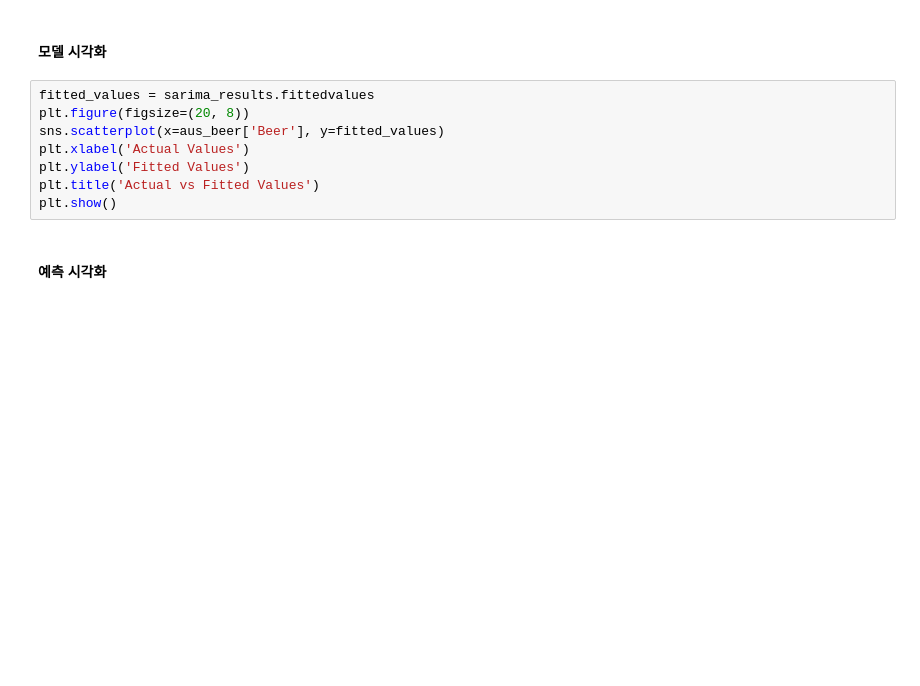
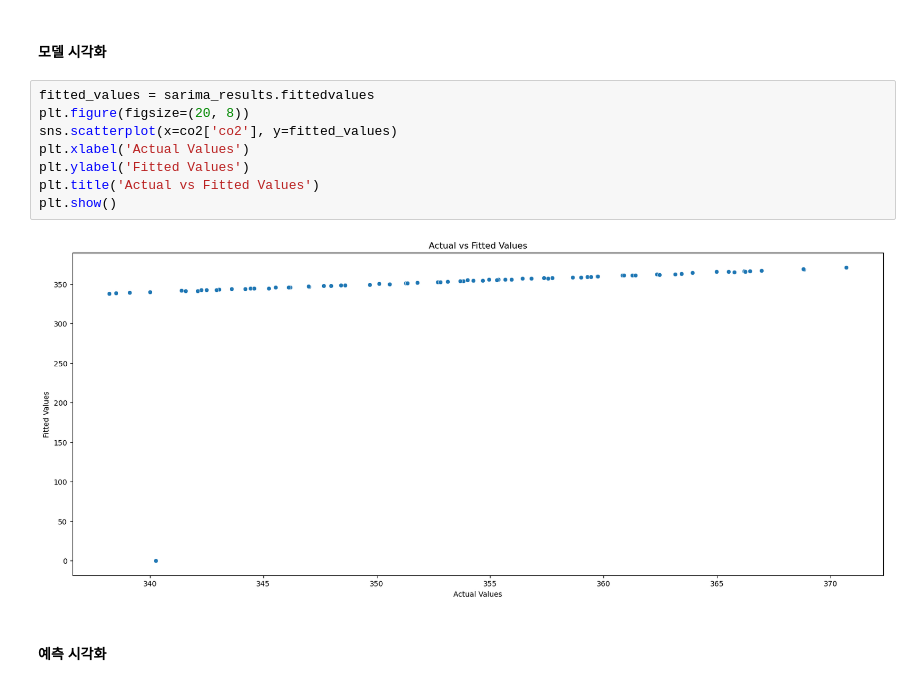
Before and after one commit to safeai-snu/Econometrics, a Jupyter notebook: Part.3/6.Time_Series_Regression_Models.ipynb, the cells around one changed output. Saved outputs shown, nothing was run; the diff lists cells and outputs as text; blank space fills up the shorter version.

```diff
--- a/Part.3/6.Time_Series_Regression_Models.ipynb
+++ b/Part.3/6.Time_Series_Regression_Models.ipynb
@@ -452,11 +454,13 @@ plt.show()
 # %%
 fitted_values = sarima_results.fittedvalues
 plt.figure(figsize=(20, 8))
-sns.scatterplot(x=aus_beer['Beer'], y=fitted_values)
+sns.scatterplot(x=co2['co2'], y=fitted_values)
 plt.xlabel('Actual Values')
 plt.ylabel('Fitted Values')
 plt.title('Actual vs Fitted Values')
 plt.show()
+# %% [output]
+[figure, added]
 # %% [markdown]
 #### 예측 시각화
 # %%
```
Also changed, not shown: parts of 9 cells of this notebook, 15 other files.
